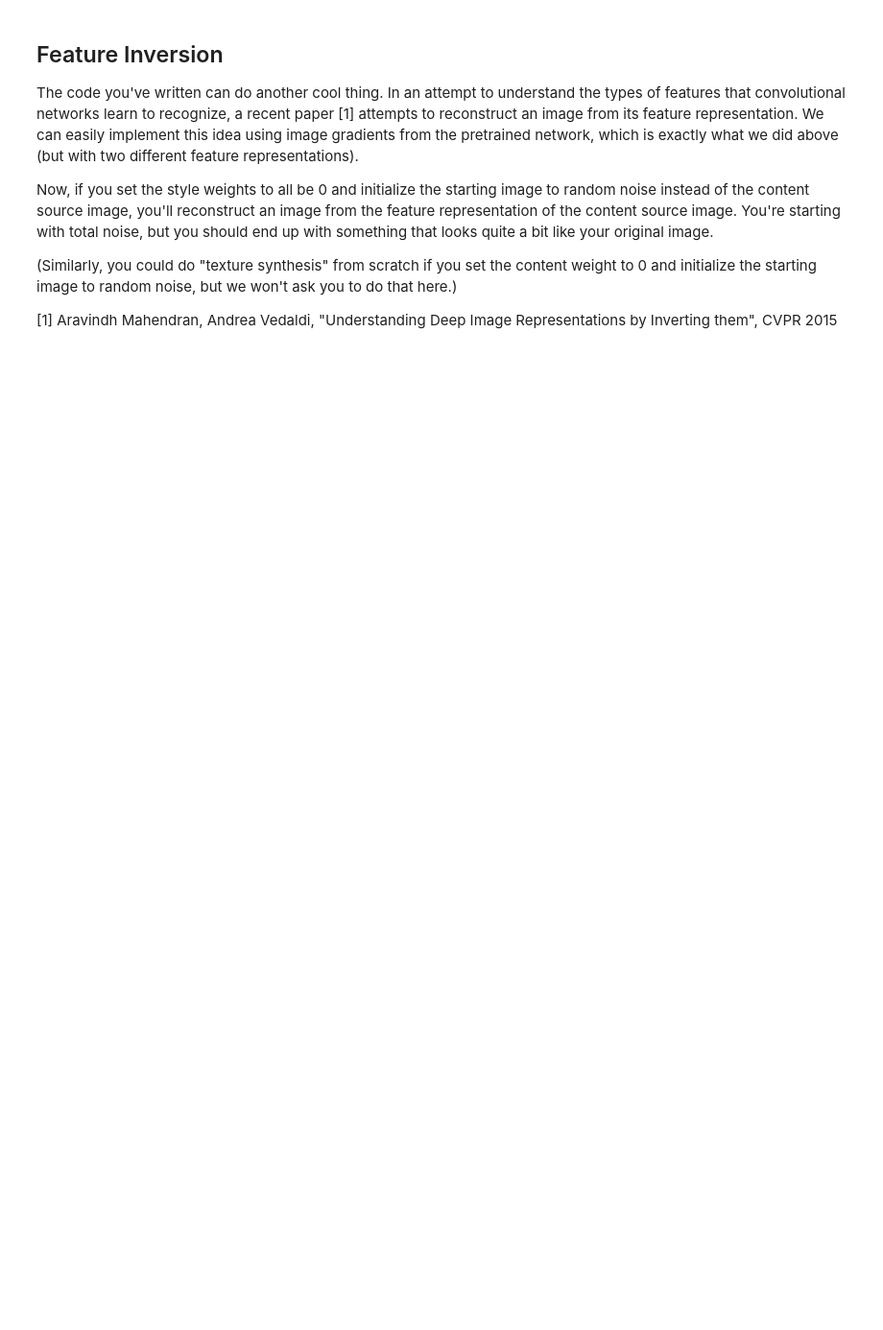
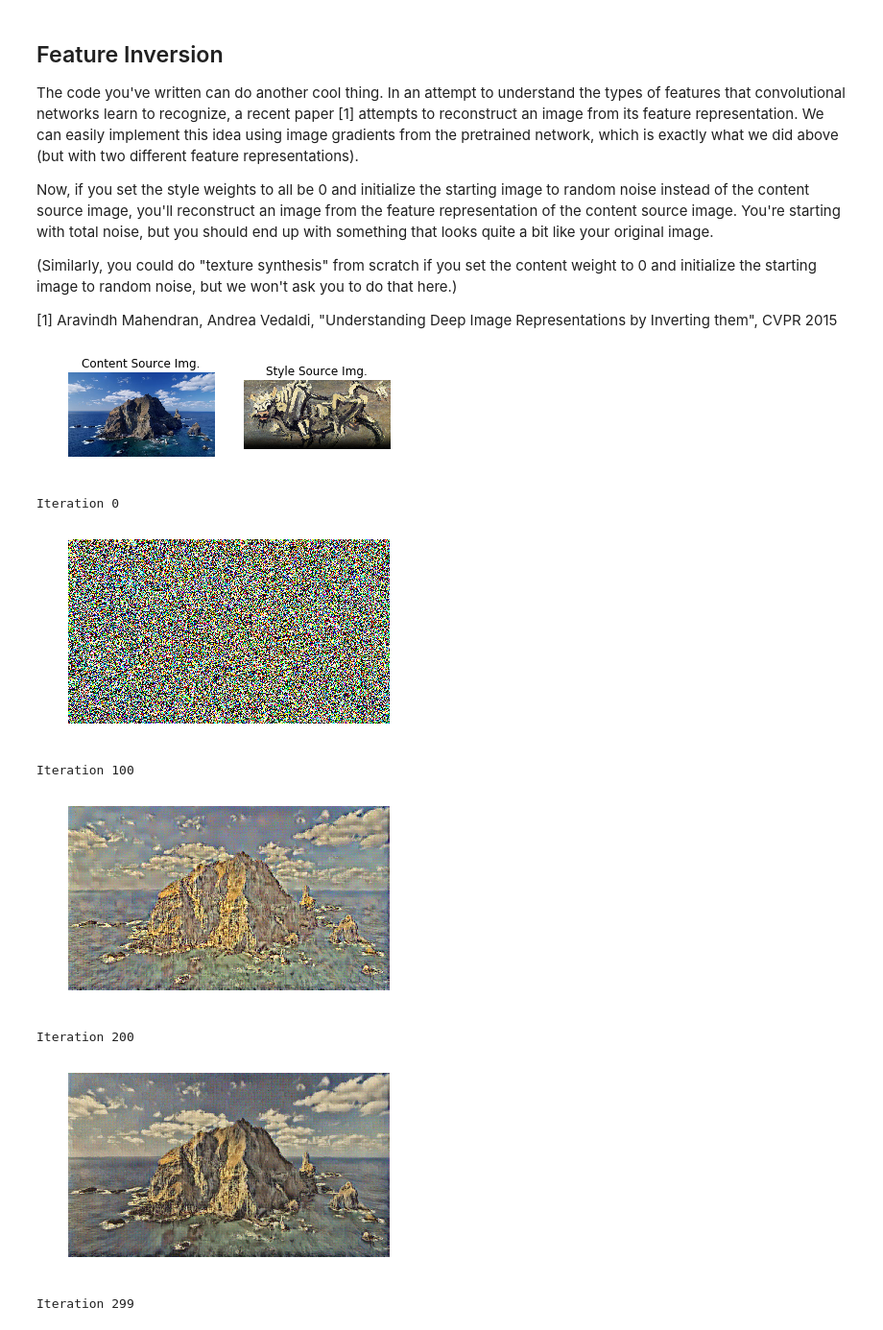
Before and after one commit to jason9693/Style-Transfer, a Jupyter notebook: StyleTransfer-TensorFlow.ipynb, the cells around one changed output. Shown at 96% size. Cells and saved outputs as stored; diff of their text form; code cells hidden in the pictures; blank space fills up the shorter version.

Commit message:
made dokdo img

```diff
--- a/StyleTransfer-TensorFlow.ipynb
+++ b/StyleTransfer-TensorFlow.ipynb
@@ -333,7 +333,7 @@ def style_transfer(content_image, style_image, image_size, style_size, content_l
     initial_lr = 3.0
     decayed_lr = 0.1
     decay_lr_at = 180
-    max_iter = 200
+    max_iter = 300
 
     # Create and initialize the Adam optimizer
     lr_var = tf.Variable(initial_lr, name="lr")
@@ -375,6 +375,7 @@ def style_transfer(content_image, style_image, image_size, style_size, content_l
     plt.imshow(deprocess_image(img[0], rescale=True))
     plt.axis('off')
     plt.show()
+    save_image('created.png',deprocess_image(img[0], rescale=True))
 # %% [markdown]
 ## Generate some pretty pictures!
 
@@ -454,16 +471,25 @@ Now, if you set the style weights to all be 0 and initialize the starting image
 # %%
 # Feature Inversion -- Starry Night + Tubingen
 params_inv = {
-    'content_image' : 'styles/tubingen.jpg',
-    'style_image' : 'styles/starry_night.jpg',
-    'image_size' : 192,
-    'style_size' : 192,
+    'content_image' : 'styles/dokdo.jpeg',
+    'style_image' : 'styles/cow.jpg',
+    'image_size' : 512,
+    'style_size' : 512,
     'content_layer' : 3,
-    'content_weight' : 6e-2,
+    'content_weight' : 4e-2,
     'style_layers' : [1, 4, 6, 7],
-    'style_weights' : [0, 0, 0, 0], # we discard any contributions from style to the loss
-    'tv_weight' : 2e-2,
-    'init_random': True # we want to initialize our image to be random
+    'style_weights' : [3000000, 10000, 120, 3], # we discard any contributions from style to the loss
+    'tv_weight' : 5e-2,
+   'init_random': True # we want to initialize our image to be random
 }
 
 style_transfer(**params_inv)
+# %% [output]
+[figure, added]
+Iteration 0
+[figure, added]
+Iteration 100
+[figure, added]
+Iteration 200
+[figure, added]
+Iteration 299
```
Also changed, not shown: parts of 6 cells of this notebook, 8 other files.
